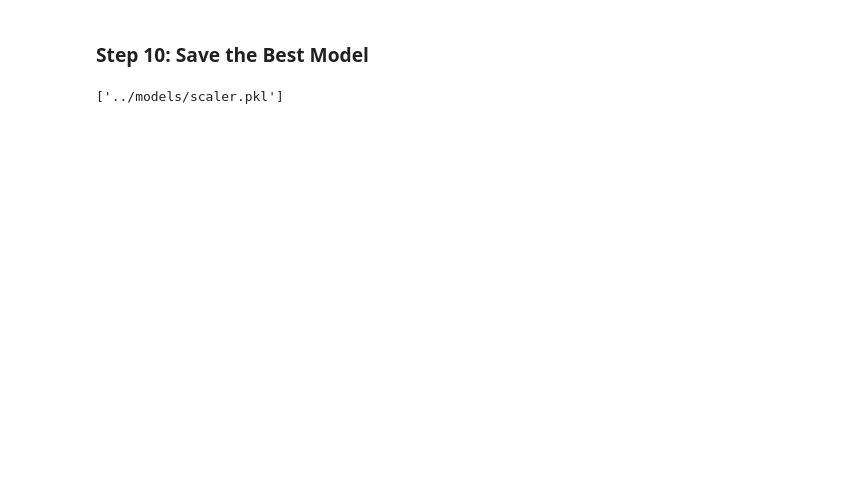
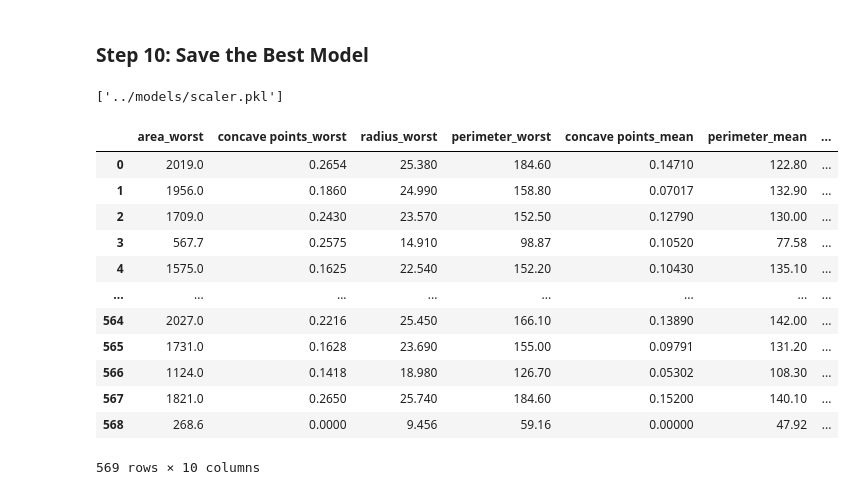
Before and after one commit to subhash-kr0/IntelliMed_Diagnosis_AI, a Jupyter notebook: notebooks/BreastCancer_Notebook.ipynb, the cells around one changed output. Drawn from its saved outputs; the diff is of its cells as text; code cells hidden in the pictures; blank space fills up the shorter version.

```diff
--- a/notebooks/BreastCancer_Notebook.ipynb
+++ b/notebooks/BreastCancer_Notebook.ipynb
@@ -247,3 +247,29 @@ joblib.dump(rf, '../models/breast_cancer_rf_model.pkl')
 joblib.dump(scaler, '../models/scaler.pkl')
 # %% [output]
 ['../models/scaler.pkl']
+# %%
+top_10_features = feature_importance.head(10)['Feature'].tolist()
+X_top10 = X[top_10_features]
+
+# Train-test split on new dataset
+X_train_top10, X_test_top10, y_train_top10, y_test_top10 = train_test_split(X_top10, y, test_size=0.2, random_state=42)
+
+# Scale features
+scaler = StandardScaler()
+X_train_top10_scaled = scaler.fit_transform(X_train_top10)
+# %%
+X_top10
+# %% [output]
+|  | area_worst | concave points_worst | radius_worst | perimeter_worst | concave points_mean | perimeter_mean | ... |
+| 0 | 2019.0 | 0.2654 | 25.380 | 184.60 | 0.14710 | 122.80 | ... |
+| 1 | 1956.0 | 0.1860 | 24.990 | 158.80 | 0.07017 | 132.90 | ... |
+| 2 | 1709.0 | 0.2430 | 23.570 | 152.50 | 0.12790 | 130.00 | ... |
+| 3 | 567.7 | 0.2575 | 14.910 | 98.87 | 0.10520 | 77.58 | ... |
+| 4 | 1575.0 | 0.1625 | 22.540 | 152.20 | 0.10430 | 135.10 | ... |
+| ... | ... | ... | ... | ... | ... | ... | ... |
+| 564 | 2027.0 | 0.2216 | 25.450 | 166.10 | 0.13890 | 142.00 | ... |
+| 565 | 1731.0 | 0.1628 | 23.690 | 155.00 | 0.09791 | 131.20 | ... |
+| 566 | 1124.0 | 0.1418 | 18.980 | 126.70 | 0.05302 | 108.30 | ... |
+| 567 | 1821.0 | 0.2650 | 25.740 | 184.60 | 0.15200 | 140.10 | ... |
+| 568 | 268.6 | 0.0000 | 9.456 | 59.16 | 0.00000 | 47.92 | ... |
+569 rows × 10 columns
```
Also changed, not shown: parts of 4 cells of this notebook, 29 other files.
